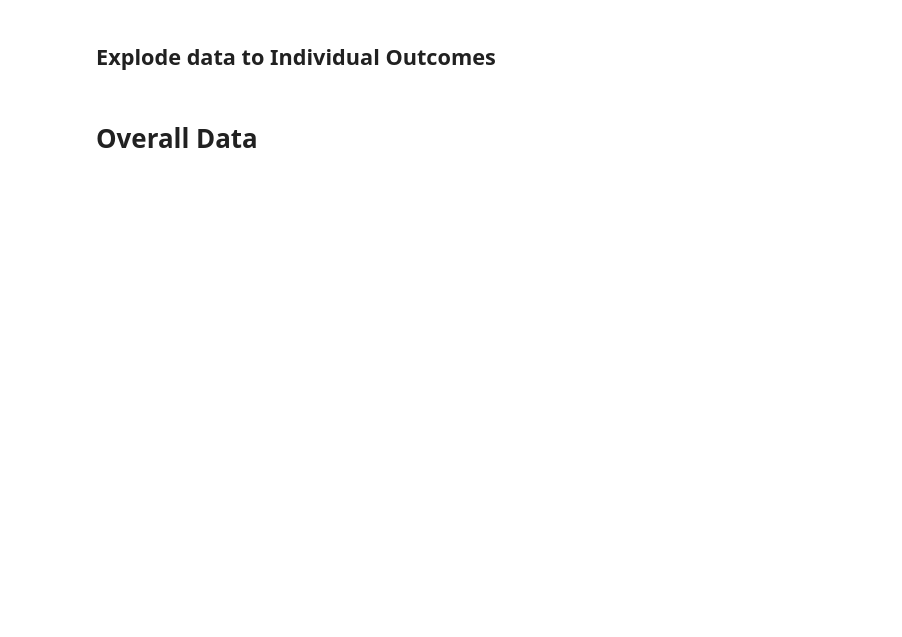
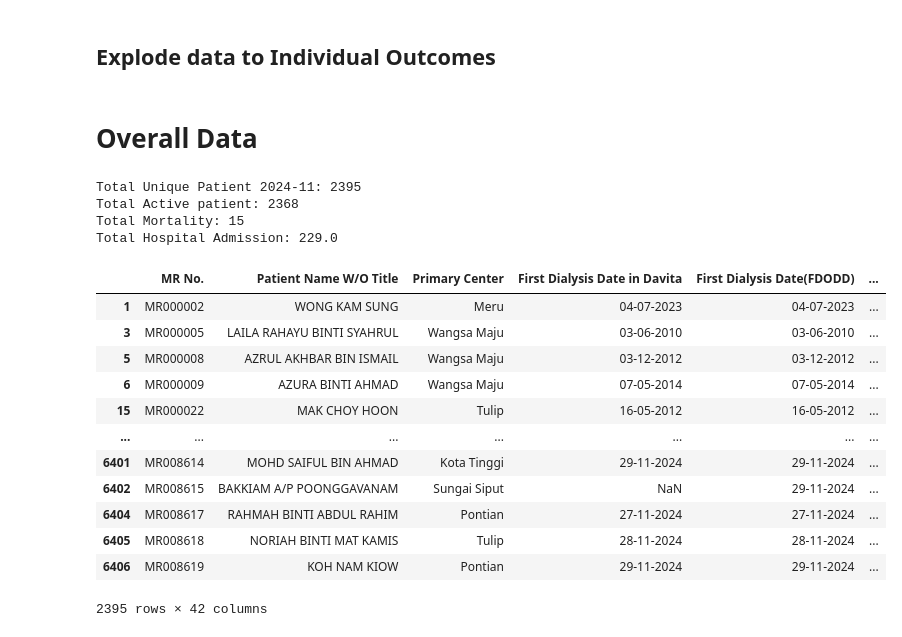
Before and after one commit to AshrafRafizaDaVita/Clinical-Data, a Jupyter notebook: Clinical-Data.ipynb, the cells around one changed output. Saved outputs shown, nothing was run; the diff lists cells and outputs as text; code cells hidden in the pictures; blank space fills up the shorter version.

```diff
--- a/Clinical-Data.ipynb
+++ b/Clinical-Data.ipynb
@@ -23,6 +44,23 @@ outcomes = sepResult(medical_outcomes)
 # Overall Data
 # %%
 allData = overallData(selected_month, outcomes)
-allData
+# %% [output]
+Total Unique Patient 2024-11: 2395
+Total Active patient: 2368
+Total Mortality: 15
+Total Hospital Admission: 229.0
+|  | MR No. | Patient Name W/O Title | Primary Center | First Dialysis Date in Davita | First Dialysis Date(FDODD) | ... |
+| 1 | MR000002 | WONG KAM SUNG | Meru | 04-07-2023 | 04-07-2023 | ... |
+| 3 | MR000005 | LAILA RAHAYU BINTI SYAHRUL | Wangsa Maju | 03-06-2010 | 03-06-2010 | ... |
+| 5 | MR000008 | AZRUL AKHBAR BIN ISMAIL | Wangsa Maju | 03-12-2012 | 03-12-2012 | ... |
+| 6 | MR000009 | AZURA BINTI AHMAD | Wangsa Maju | 07-05-2014 | 07-05-2014 | ... |
+| 15 | MR000022 | MAK CHOY HOON | Tulip | 16-05-2012 | 16-05-2012 | ... |
+| ... | ... | ... | ... | ... | ... | ... |
+| 6401 | MR008614 | MOHD SAIFUL BIN AHMAD | Kota Tinggi | 29-11-2024 | 29-11-2024 | ... |
+| 6402 | MR008615 | BAKKIAM A/P POONGGAVANAM | Sungai Siput | NaN | 29-11-2024 | ... |
+| 6404 | MR008617 | RAHMAH BINTI ABDUL RAHIM | Pontian | 27-11-2024 | 27-11-2024 | ... |
+| 6405 | MR008618 | NORIAH BINTI MAT KAMIS | Tulip | 28-11-2024 | 28-11-2024 | ... |
+| 6406 | MR008619 | KOH NAM KIOW | Pontian | 29-11-2024 | 29-11-2024 | ... |
+2395 rows × 42 columns
 # %%
 dff = available_MO()
```
Also changed, not shown: parts of 4 cells of this notebook, 1 other file.
